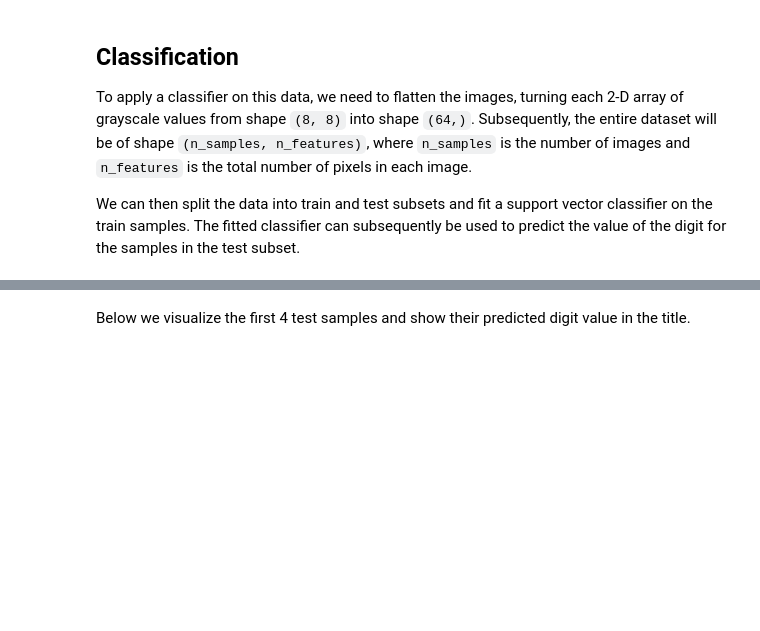
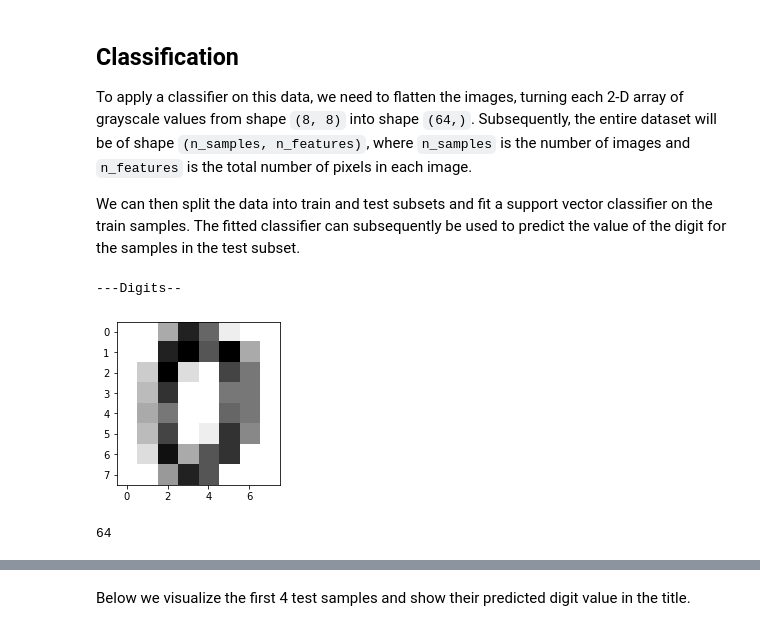
Before and after one commit to DRGeetaChhabra/rep1, a Jupyter notebook: classification.ipynb, the cells around one changed output, grey strips where cells are left out. Drawn from its saved outputs; the diff is of its cells as text; code cells hidden in the pictures; blank space fills up the shorter version.

```diff
--- a/classification.ipynb
+++ b/classification.ipynb
@@ -55,0 +68,12 @@ in the test subset.
+# %%
+digits = datasets.load_digits()
+data = digits.images.reshape((n_samples, -1))
+print("---Digits--")
+plt.figure(1, figsize=(3, 3))
+plt.imshow(digits.images[0], cmap=plt.cm.gray_r, interpolation="nearest")
+plt.show()
+print(digits.images[0].size)
+# %% [output]
+---Digits--
+[figure, added]
+64
```
Also changed, not shown: parts of 12 cells of this notebook, 1 other file.
